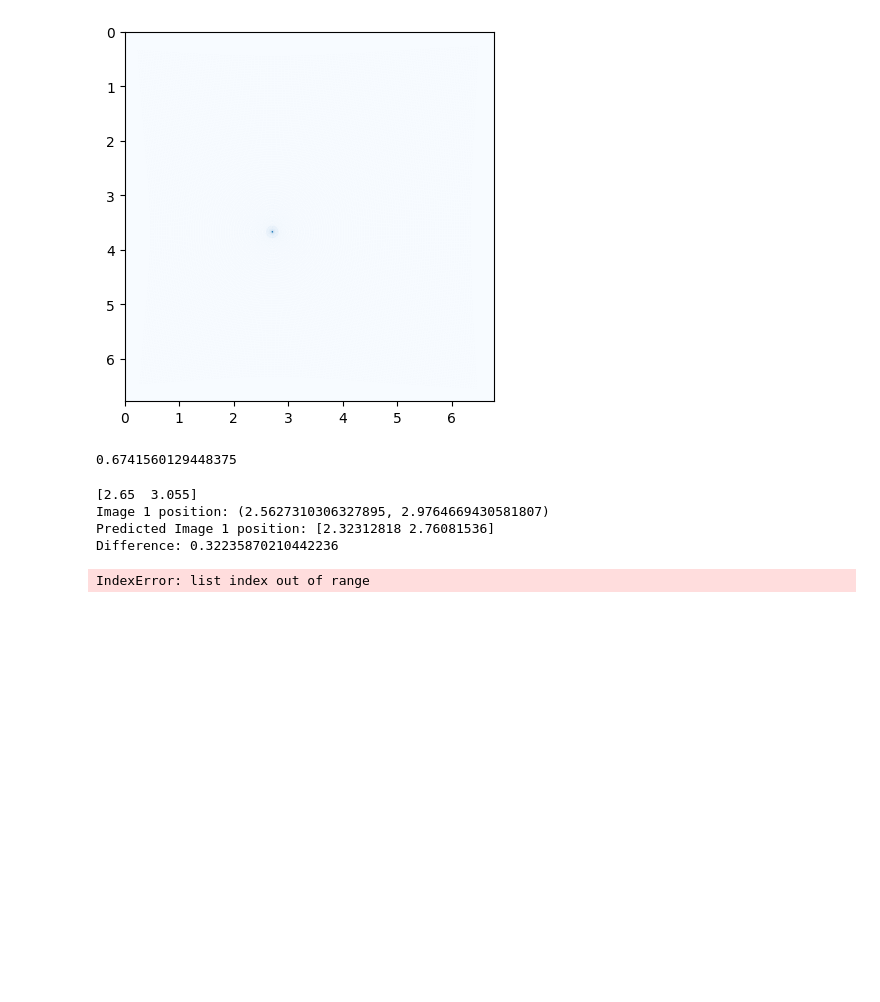
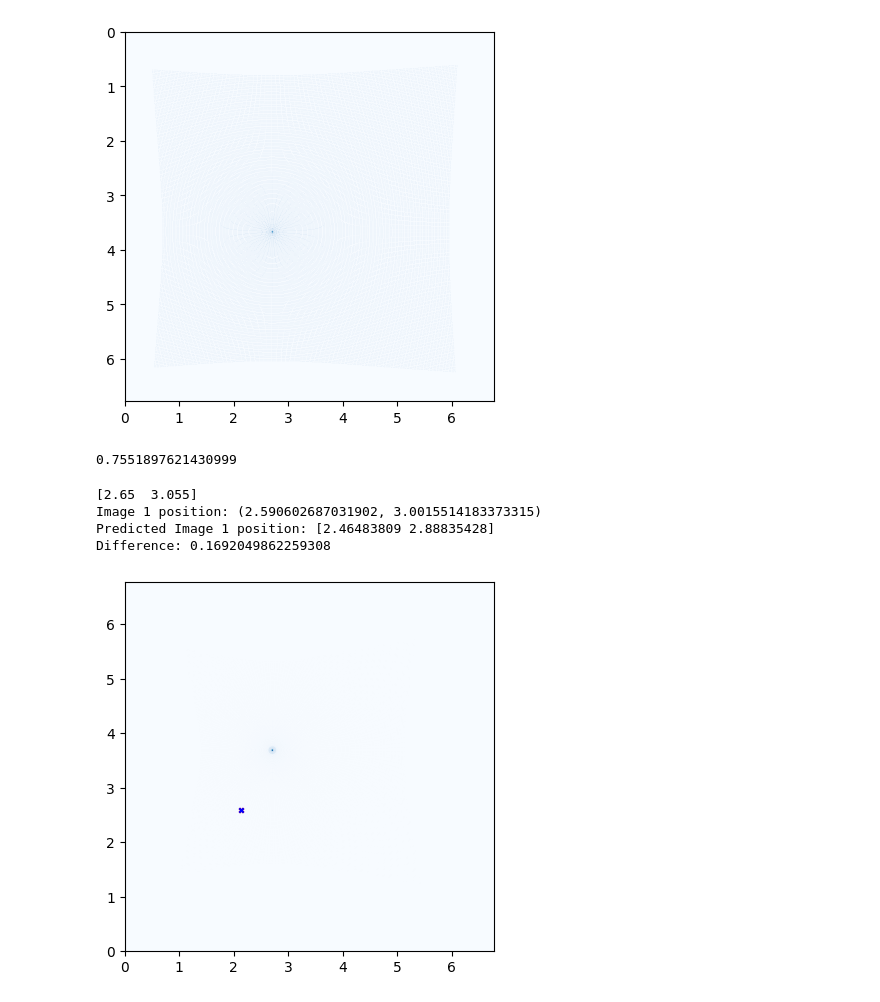
Before and after one commit to diceandcats/SURE-GW-lensing-cont, a Jupyter notebook: Real stuffs/verify_sis.ipynb, the cells around one changed output. Saved outputs shown, nothing was run; the diff lists cells and outputs as text; code cells hidden in the pictures; blank space fills up the shorter version.

```diff
--- a/Real stuffs/verify_sis.ipynb
+++ b/Real stuffs/verify_sis.ipynb
@@ -87,7 +85,7 @@ plt.gca().invert_yaxis()
 [figure]
 # %%
 beta = np.array([2.65, 3.055])/pixscale #in pixel
-z_s = 2.0
+z_s = 1.5
 z_l = 0.5
 cluster = ClusterLensing(alpha_x_arcsec, alpha_y_arcsec, psi_arcsec, z_l , z_s, pixscale, 678, diff_z = True)
 lensModel = LensModel(lens_model_list=lens_model_list)
@@ -99,10 +97,12 @@ D_LS2 = cosmo.angular_diameter_distance_z1z2(z_l, z_s)
 scal = (D_LS1 * D_S2)/(D_LS2 * D_S1)
 print(scal)
 # %% [output]
-0.6741560129448375
+0.7551897621430999
 # %%
 # lenstronomy
-kwargs_mp = {'Rs': 1, 'alpha_Rs': .5,  'center_x': len_coord[0]* pixscale, 'center_y': len_coord[1]* pixscale}
+# NFW: how to scal with the source redshift
+# the class assume z_s = 1
+kwargs_mp = {'Rs': 10, 'alpha_Rs': 1/scal,  'center_x': len_coord[0]* pixscale, 'center_y': len_coord[1]* pixscale}
 kwargs_lens = [kwargs_mp]
 solver1 = LensEquationSolver(lensModel)
 thetax, thetay = solver1.image_position_from_source(beta[0]* pixscale, beta[1]* pixscale, kwargs_lens)
@@ -134,7 +134,13 @@ for i in range(len(sorted_theta_analytical)):
     print(f'Difference: {np.sqrt((theta_numerical[i][0]-sorted_theta_analytical[i][0])**2 + (theta_numerical[i][1]-sorted_theta_analytical[i][1])**2)}')
 # %% [output]
 [2.65  3.055]
-Image 1 position: (2.5627310306327895, 2.9764669430581807)
-Predicted Image 1 position: [2.32312818 2.76081536]
-Difference: 0.32235870210442236
+Image 1 position: (2.590602687031902, 3.0015514183373315)
+Predicted Image 1 position: [2.46483809 2.88835428]
+Difference: 0.1692049862259308
-IndexError: list index out of range
+# %%
+plt.imshow(array_test, cmap='Blues', extent=[0, 678* pixscale, 0, 678 * pixscale])
+for i in range(len(sorted_theta_analytical)):
+    plt.scatter(sorted_theta_analytical[i][0], sorted_theta_analytical[i][1], color='red', marker = 'x', s=10)
+    plt.scatter(theta_numerical[i][0], theta_numerical[i][1], color='blue', marker = 'x', s=10)
+# %% [output]
+[figure, added]
```
Also changed, not shown: parts of 1 cell of this notebook.
